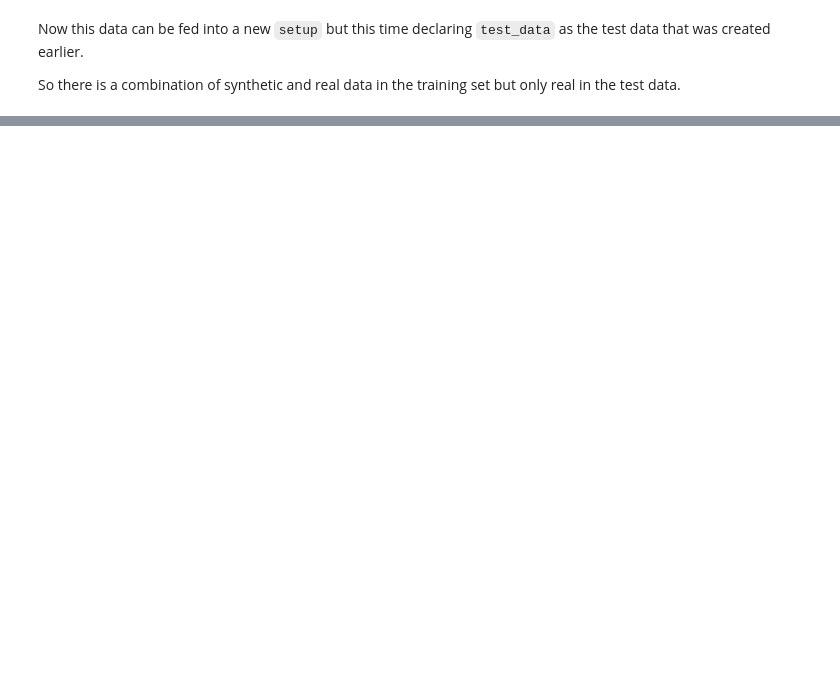
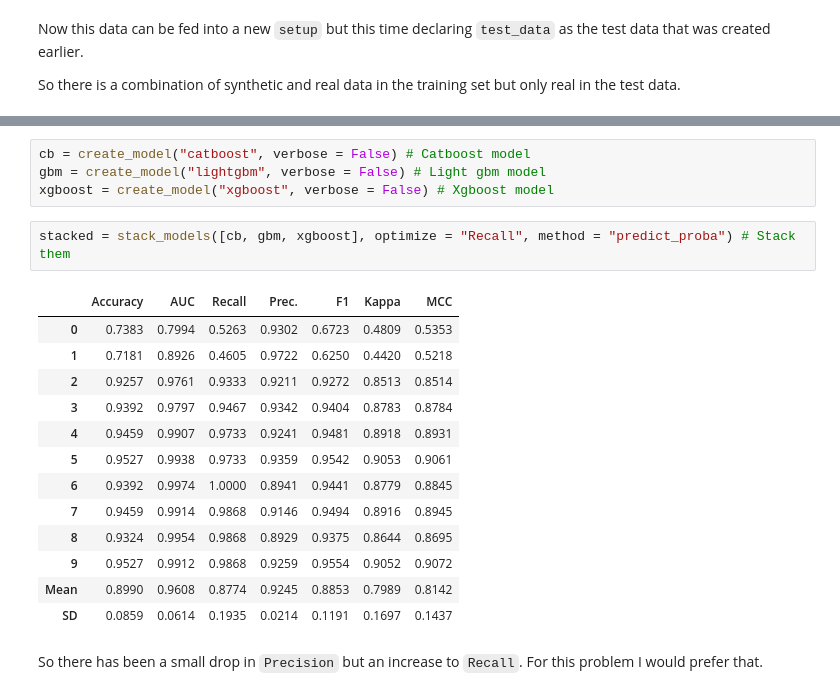
Before and after one commit to Oufattole/HR-Attrition, a Jupyter notebook: Predicting_employee_attrition.ipynb, the cells around one changed output, grey strips where cells are left out. Saved outputs shown, nothing was run; the diff lists cells and outputs as text; blank space fills up the shorter version.

```diff
--- a/Predicting_employee_attrition.ipynb
+++ b/Predicting_employee_attrition.ipynb
@@ -566,0 +537,22 @@ interactive(children=(ToggleButtons(description='Plot Type:', icons=('',), optio
+# %%
+cb = create_model("catboost", verbose = False) # Catboost model
+gbm = create_model("lightgbm", verbose = False) # Light gbm model
+xgboost = create_model("xgboost", verbose = False) # Xgboost model
+# %%
+stacked = stack_models([cb, gbm, xgboost], optimize = "Recall", method = "predict_proba") # Stack them
+# %% [output]
+|  | Accuracy | AUC | Recall | Prec. | F1 | Kappa | MCC |
+| 0 | 0.7383 | 0.7994 | 0.5263 | 0.9302 | 0.6723 | 0.4809 | 0.5353 |
+| 1 | 0.7181 | 0.8926 | 0.4605 | 0.9722 | 0.6250 | 0.4420 | 0.5218 |
+| 2 | 0.9257 | 0.9761 | 0.9333 | 0.9211 | 0.9272 | 0.8513 | 0.8514 |
+| 3 | 0.9392 | 0.9797 | 0.9467 | 0.9342 | 0.9404 | 0.8783 | 0.8784 |
+| 4 | 0.9459 | 0.9907 | 0.9733 | 0.9241 | 0.9481 | 0.8918 | 0.8931 |
+| 5 | 0.9527 | 0.9938 | 0.9733 | 0.9359 | 0.9542 | 0.9053 | 0.9061 |
+| 6 | 0.9392 | 0.9974 | 1.0000 | 0.8941 | 0.9441 | 0.8779 | 0.8845 |
+| 7 | 0.9459 | 0.9914 | 0.9868 | 0.9146 | 0.9494 | 0.8916 | 0.8945 |
+| 8 | 0.9324 | 0.9954 | 0.9868 | 0.8929 | 0.9375 | 0.8644 | 0.8695 |
+| 9 | 0.9527 | 0.9912 | 0.9868 | 0.9259 | 0.9554 | 0.9052 | 0.9072 |
+| Mean | 0.8990 | 0.9608 | 0.8774 | 0.9245 | 0.8853 | 0.7989 | 0.8142 |
+| SD | 0.0859 | 0.0614 | 0.1935 | 0.0214 | 0.1191 | 0.1697 | 0.1437 |
+# %% [markdown]
+So there has been a small drop in `Precision` but an increase to `Recall`. For this problem I would prefer that.
```
Also changed, not shown: parts of 18 cells of this notebook.
